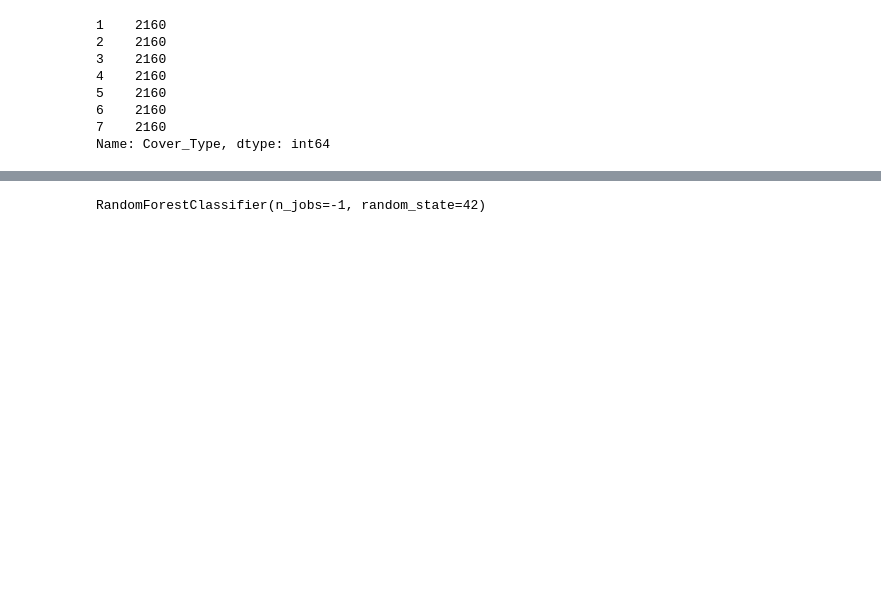
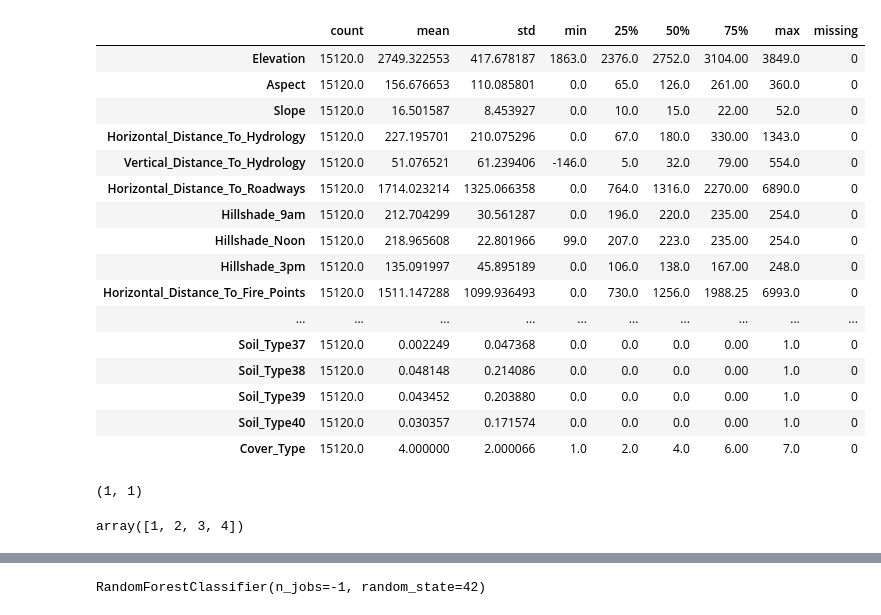
Before and after one commit to jjstrydom/kaggle-forest-cover-type, a Jupyter notebook: forest_cover_type_prediction.ipynb, the cells around one changed output, grey strips where cells are left out. Drawn from its saved outputs; the diff is of its cells as text; code cells hidden in the pictures; blank space fills up the shorter version.

```diff
--- a/forest_cover_type_prediction.ipynb
+++ b/forest_cover_type_prediction.ipynb
@@ -1,5 +4,7 @@
 # %%
 import pandas as pd
+import numpy as np
+pd.set_option('display.max_columns', 100)
 # %%
 train_dataset = pd.read_csv('train.csv')
 train_dataset.head()
@@ -56,14 +46,27 @@ Soil_Type39                           int64
 Soil_Type40                           int64
 Cover_Type                            int64
 dtype: object
-# %%
-train_dataset['Cover_Type'].value_counts() # nice and balanced, wow
-# %% [output]
-1    2160
-2    2160
-3    2160
-4    2160
-5    2160
-6    2160
-7    2160
-Name: Cover_Type, dtype: int64
+# %%
+desc = train_dataset.describe().T
+desc['missing'] = train_dataset.isna().sum()
+desc
+# no missing data! wow
+# notice that some soil types have a min and max of 0 :(
+# %% [output]
+|  | count | mean | std | min | 25% | 50% | 75% | max | missing |
+| Elevation | 15120.0 | 2749.322553 | 417.678187 | 1863.0 | 2376.0 | 2752.0 | 3104.00 | 3849.0 | 0 |
+| Aspect | 15120.0 | 156.676653 | 110.085801 | 0.0 | 65.0 | 126.0 | 261.00 | 360.0 | 0 |
+| Slope | 15120.0 | 16.501587 | 8.453927 | 0.0 | 10.0 | 15.0 | 22.00 | 52.0 | 0 |
+| Horizontal_Distance_To_Hydrology | 15120.0 | 227.195701 | 210.075296 | 0.0 | 67.0 | 180.0 | 330.00 | 1343.0 | 0 |
+| Vertical_Distance_To_Hydrology | 15120.0 | 51.076521 | 61.239406 | -146.0 | 5.0 | 32.0 | 79.00 | 554.0 | 0 |
+| Horizontal_Distance_To_Roadways | 15120.0 | 1714.023214 | 1325.066358 | 0.0 | 764.0 | 1316.0 | 2270.00 | 6890.0 | 0 |
+| Hillshade_9am | 15120.0 | 212.704299 | 30.561287 | 0.0 | 196.0 | 220.0 | 235.00 | 254.0 | 0 |
+| Hillshade_Noon | 15120.0 | 218.965608 | 22.801966 | 99.0 | 207.0 | 223.0 | 235.00 | 254.0 | 0 |
+| Hillshade_3pm | 15120.0 | 135.091997 | 45.895189 | 0.0 | 106.0 | 138.0 | 167.00 | 248.0 | 0 |
+| Horizontal_Distance_To_Fire_Points | 15120.0 | 1511.147288 | 1099.936493 | 0.0 | 730.0 | 1256.0 | 1988.25 | 6993.0 | 0 |
+| ... | ... | ... | ... | ... | ... | ... | ... | ... | ... |
+| Soil_Type37 | 15120.0 | 0.002249 | 0.047368 | 0.0 | 0.0 | 0.0 | 0.00 | 1.0 | 0 |
+| Soil_Type38 | 15120.0 | 0.048148 | 0.214086 | 0.0 | 0.0 | 0.0 | 0.00 | 1.0 | 0 |
+| Soil_Type39 | 15120.0 | 0.043452 | 0.203880 | 0.0 | 0.0 | 0.0 | 0.00 | 1.0 | 0 |
+| Soil_Type40 | 15120.0 | 0.030357 | 0.171574 | 0.0 | 0.0 | 0.0 | 0.00 | 1.0 | 0 |
+| Cover_Type | 15120.0 | 4.000000 | 2.000066 | 1.0 | 2.0 | 4.0 | 6.00 | 7.0 | 0 |
@@ -69,0 +76,9 @@ Name: Cover_Type, dtype: int64
+# %%
+# confirm any row only has 1 of wilderness or soil types set
+train_dataset[wilderness_cols].sum(axis=1).max(), train_dataset[soil_type_cols].sum(axis=1).max()
+# %% [output]
+(1, 1)
+# %%
+np.arange(1,len(wilderness_cols)+1)
+# %% [output]
+array([1, 2, 3, 4])
```
Also changed, not shown: parts of 17 cells of this notebook, 2 other files.
